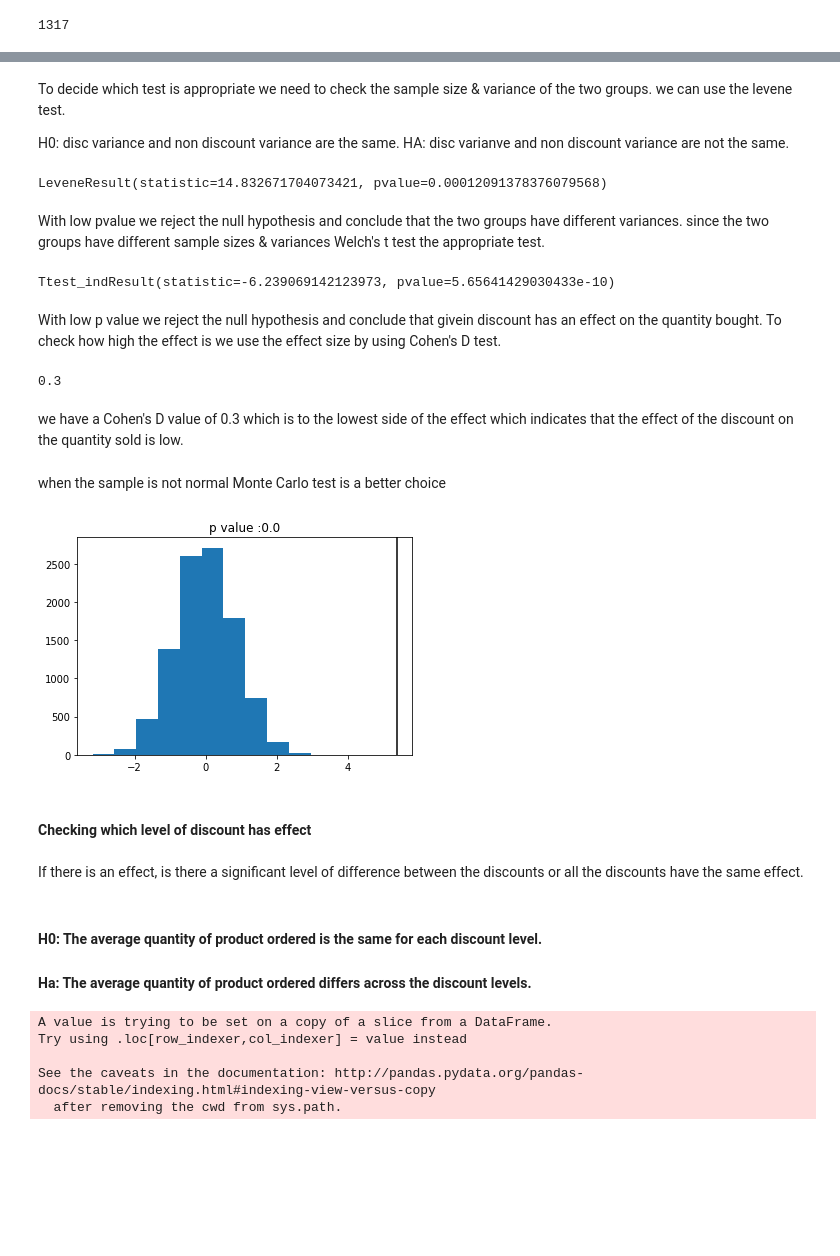
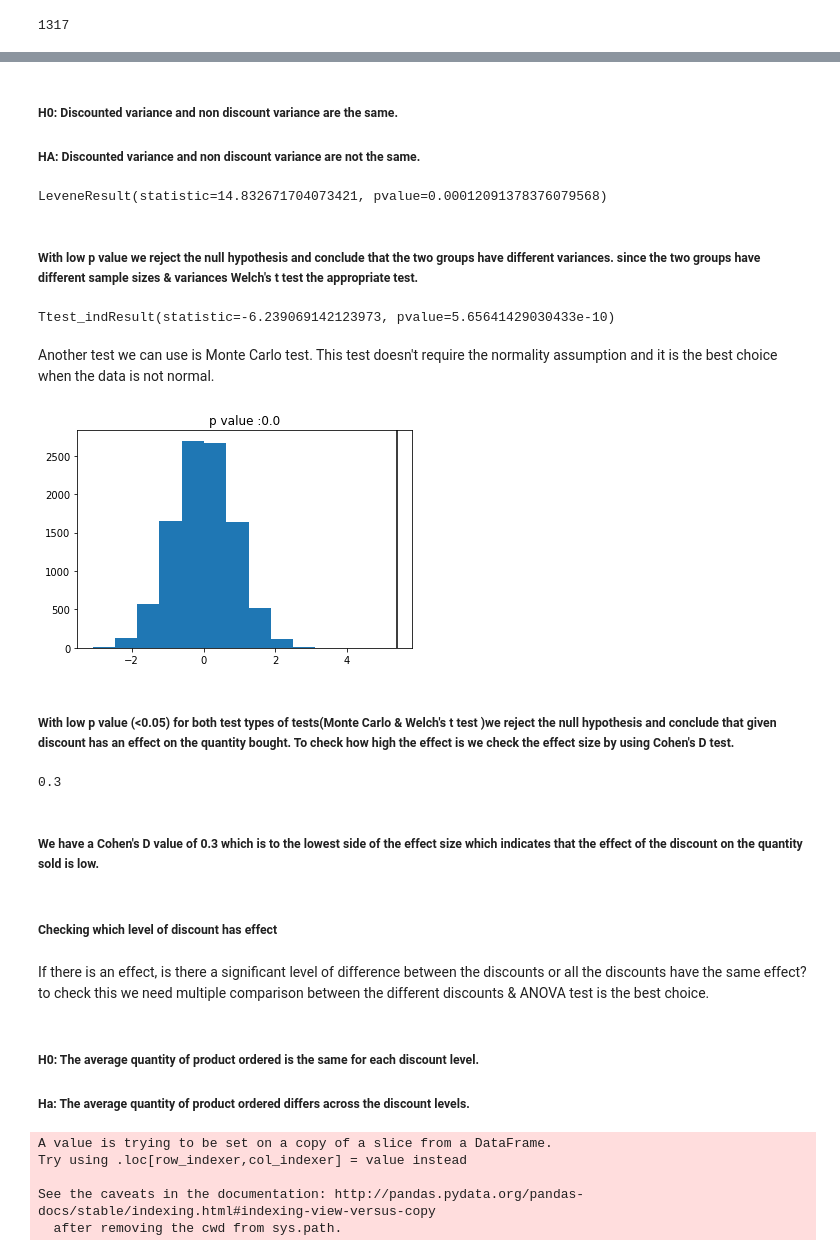
Before and after one commit to omegamarkos/Northwind-hypothesis-testing-, a Jupyter notebook: Northwind.ipynb, the cells around one changed output, grey strips where cells are left out. Drawn from its saved outputs; the diff is of its cells as text; code cells hidden in the pictures; blank space fills up the shorter version.

```diff
--- a/Northwind.ipynb
+++ b/Northwind.ipynb
@@ -233,6 +257,4 @@ Eventhough the the distributions broke the normality assumption since we have a
 # %% [markdown]
-To decide which test is appropriate we need to check the sample size & variance of the two groups. we can use the levene test.
-
-H0: disc variance and non discount variance are the same.
-HA: disc varianve and non discount variance are not the same.
+##### H0: Discounted variance and non discount variance are the same.
+##### HA: Discounted variance and non discount variance are not the same.
 # %%
@@ -241,14 +263,35 @@ stats.levene(disc, non_disc)
 # %% [output]
 LeveneResult(statistic=14.832671704073421, pvalue=0.00012091378376079568)
 # %% [markdown]
-With low pvalue we reject the null hypothesis and conclude that the two groups have different variances. since the two groups have different sample sizes & variances Welch's t test the appropriate test.
+##### With low p value we reject the null hypothesis and conclude that the two groups have different variances. since the two groups have different sample sizes & variances Welch's t test the appropriate test.
 # %%
 # Welch's d test between discounted & non discounted group
 stats.ttest_ind(non_disc, disc, equal_var=False)
 # %% [output]
 Ttest_indResult(statistic=-6.239069142123973, pvalue=5.65641429030433e-10)
+# %% [markdown]
+Another test  we can use is Monte Carlo test. This test doesn't require the normality assumption and it is the best choice when the data is not normal.
+# %%
+
+# monte carlo simulation to calculate p value
+mean_diff = disc.mean()-non_disc.mean()
+sample_diffs = []
+counter = 0
+for i in range(10000):
+    sample1 = order_details.sample(replace=False, n=len(disc))
+    sample2 = order_details.drop(sample1.index,axis=0)
+    sample_diff = sample1['Quantity'].mean() - sample2['Quantity'].mean()
+    sample_diffs.append(sample_diff)
+    if sample_diff > mean_diff:
+        counter += 1
+plt.hist(sample_diffs)
+plt.axvline(mean_diff,color = 'k')
+plt.title(f'p value :{np.round(counter/10000,3)}')
+plt.show()
+# %% [output]
+[figure, added]
 # %% [markdown]
-With low p value we reject the null hypothesis and conclude that givein discount has an effect on the quantity bought. To check how high the effect is we use the effect size by using Cohen's D test.
+##### With low p value (<0.05) for both test types of tests(Monte Carlo & Welch's t test )we reject the null hypothesis and conclude that given discount has an effect on the quantity bought. To check how high the effect is we check the effect size by using Cohen's D test.
 # %%
 # create a function to calculate Cohen's D for any two given groups
 def Cohen_d(group1, group2):
@@ -265,32 +308,12 @@ round(abs(Cohen_d(non_disc, disc)), 1) # taking absolute value of Cohen's d and
 # %% [output]
 0.3
 # %% [markdown]
-we have a Cohen's D value of  0.3 which is to the lowest side of the effect which indicates that the effect of the discount on the quantity sold is low.
+##### We have a Cohen's D value of  0.3 which is to the lowest side of the effect size which indicates that the effect of the discount on the quantity sold is low.
-# %% [markdown]
-when the sample is not normal Monte Carlo test is a better choice
-# %%
-#mean_diff = order_details[order_details['Discount'] == 0]['Quantity'].mean()-order_details[order_details['Discount'] != 0]['Quantity'].mean()
-mean_diff = disc.mean()-non_disc.mean()
-sample_diffs = []
-counter = 0
-for i in range(10000):
-    sample1 = order_details.sample(replace=False, n=len(disc))
-    sample2 = order_details.drop(disc_sample.index,axis=0)
-    sample_diff = disc_sample['Quantity'].mean() - non_disc_sample['Quantity'].mean()
-    sample_diffs.append(sample_diff)
-    if sample_diff > mean_diff:
-        counter += 1
-plt.hist(sample_diffs)
-plt.axvline(mean_diff,color = 'k')
-plt.title(f'p value :{np.round(counter/10000,3)}')
-plt.show()
-# %% [output]
-[figure, removed]
 # %% [markdown]
-#### Checking which level of discount has effect
+##### Checking which level of discount has effect
 # %% [markdown]
-If there is an effect, is there a significant level of difference between the discounts or all the discounts have the same effect.
+If there is an effect, is there a significant level of difference between the discounts or all the discounts have the same effect? to check this we need multiple comparison between the different discounts  & ANOVA test is the best choice.
 # %% [markdown]
- #### H0: The average quantity of product ordered is the same for each discount level.
-#### Ha: The average quantity of product ordered differs across the discount levels.
+ ##### H0: The average quantity of product ordered is the same for each discount level.
+##### Ha: The average quantity of product ordered differs across the discount levels.
 # %%
```
Also changed, not shown: parts of 164 cells of this notebook.
